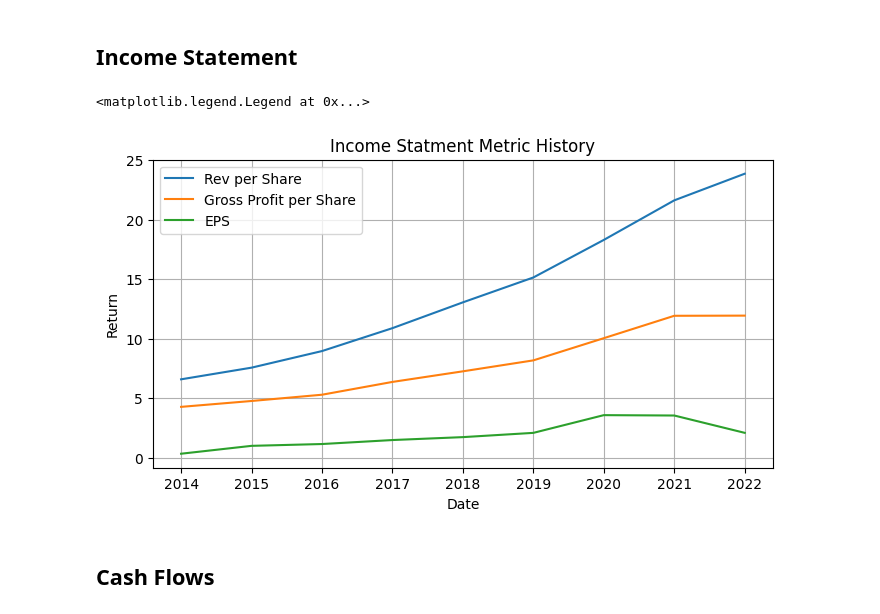
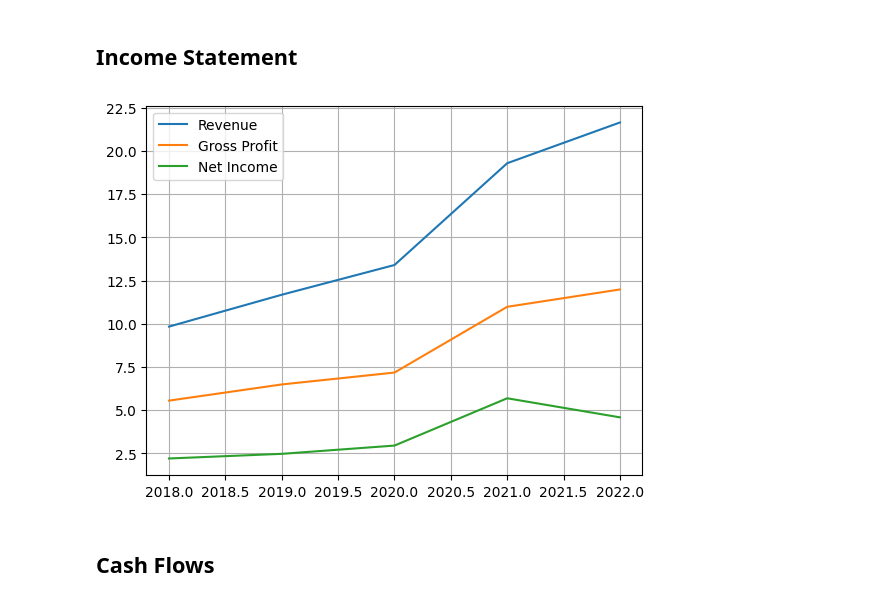
Before and after one commit to BrendanSkyLiang/brendans_bloomberg, a Jupyter notebook: notebooks/single_equity_overview.ipynb, the cells around one changed output. Saved outputs shown, nothing was run; the diff lists cells and outputs as text; code cells hidden in the pictures.

```diff
--- a/notebooks/single_equity_overview.ipynb
+++ b/notebooks/single_equity_overview.ipynb
@@ -36,34 +36,24 @@ plt.legend([str(company.profile.name[0]), "S&P Benchmark"])
 # Financial Performance
 # %% [markdown]
 ## Income Statement
-# %%
-years_ref = [2014, 2015, 2016, 2017, 2018, 2019, 2020, 2021, 2022, 2024]
-year = []
-rev = []
-earnings = []
-grossprofit = []
-num_shares = []
-for yr in years_ref:
-    try:
-        annual_income_statement = company.get_annual_income_statement(yr)
-        year.append(annual_income_statement.calendar_year)
-        rev.append(annual_income_statement.revenue)
-        earnings.append(annual_income_statement.net_income)
-        grossprofit.append(annual_income_statement.gross_profit)
-        num_shares.append(annual_income_statement.weighted_average_shs_out)
-    except: pass
-
-plt.figure(figsize=(8, 4))  # Customize the figure size if needed
-plt.plot(year, np.array(rev)/np.array(num_shares))  # Use dates or converted values for x-axis
-plt.plot(year, np.array(grossprofit)/np.array(num_shares))
-plt.plot(year, np.array(earnings)/np.array(num_shares))
-plt.xlabel("Date")
-plt.ylabel("Return")
-plt.title("Income Statment Metric History")
-plt.grid(True)
-plt.legend(["Rev per Share", "Gross Profit per Share", "EPS"])
-# %% [output]
-<matplotlib.legend.Legend at 0x...>
-[figure, removed]
+# %%
+n = 5
+fig, ax = plt.subplots()
+year, revenue, gross_profit, net_income, shs_out = [], [], [], [], []
+for i in range(n):
+    year.append(company.annual_income_statement.income_statement[i]['calendarYear'])
+    revenue.append(company.annual_income_statement.income_statement[i]['revenue'])
+    gross_profit.append(company.annual_income_statement.income_statement[i]['grossProfit'])
+    net_income.append(company.annual_income_statement.income_statement[i]['netIncome'])
+    shs_out.append(company.annual_income_statement.income_statement[i]['weightedAverageShsOut'])
+
+ax.plot(year, np.array(revenue)/np.array(shs_out), label = "Revenue")
+ax.plot(year, np.array(gross_profit)/np.array(shs_out), label = "Gross Profit")
+ax.plot(year, np.array(net_income)/np.array(shs_out), label = "Net Income")
+ax.grid()
+ax.legend()
+plt.show()
+# %% [output]
+[figure, added]
 # %% [markdown]
 ## Cash Flows
```
Also changed, not shown: parts of 5 cells of this notebook, 1 other file.
